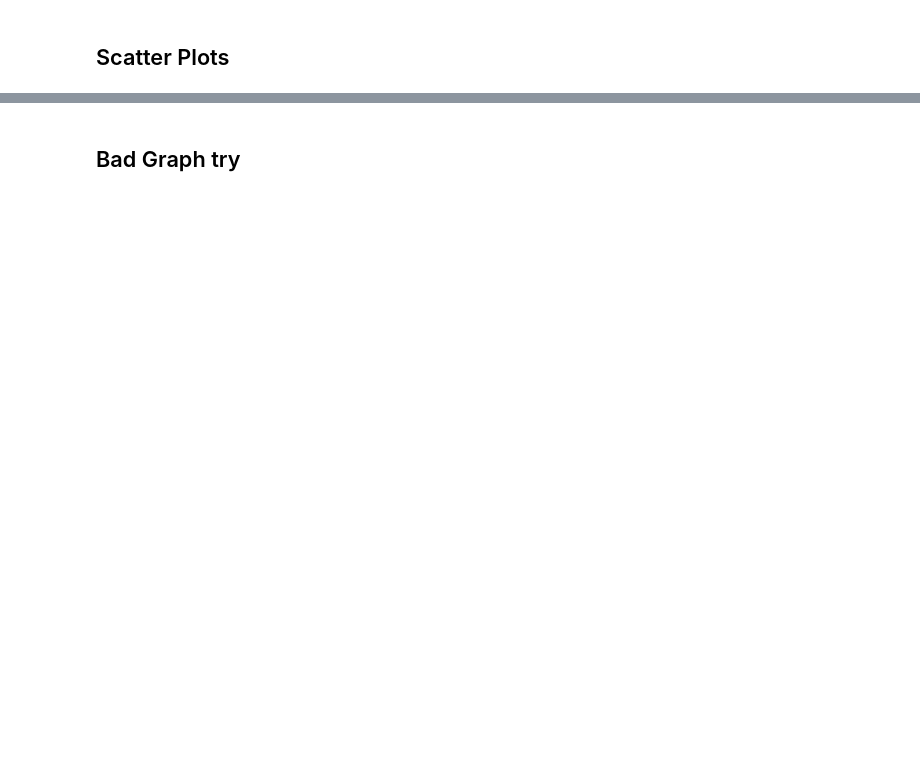
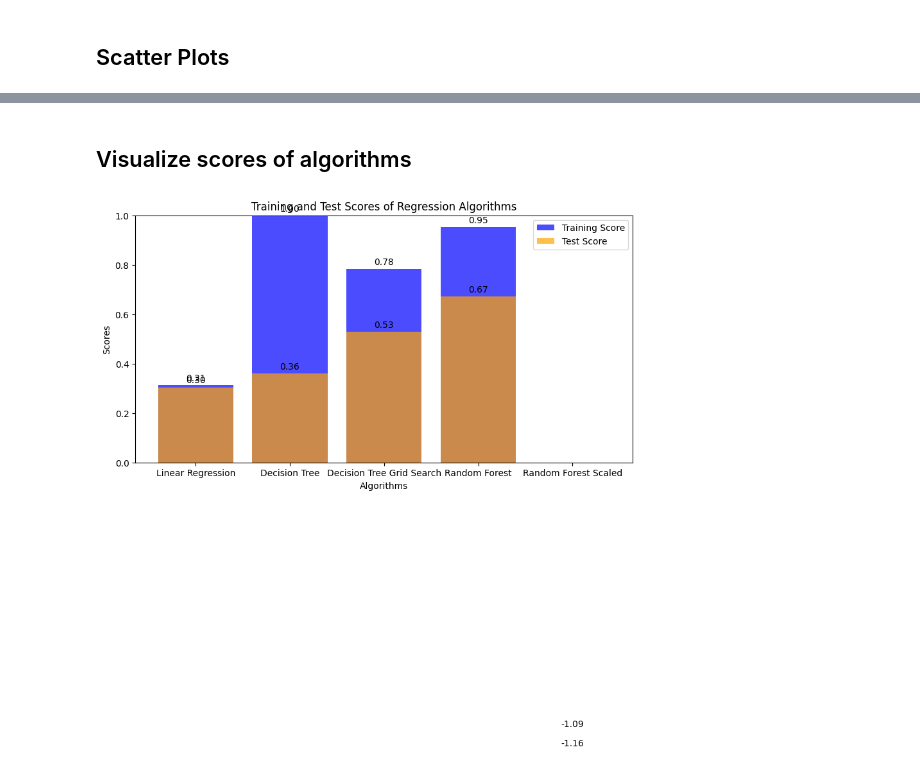
Before and after one commit to adnanjpg/data-mining-project, a Jupyter notebook: polars.ipynb, the cells around one changed output, grey strips where cells are left out. Cells and saved outputs as stored; diff of their text form; code cells hidden in the pictures; blank space fills up the shorter version.

Commit message:
Visualize scores of algorithms

```diff
--- a/polars.ipynb
+++ b/polars.ipynb
@@ -319,6 +637,6 @@ y_test_pred = best_tree.predict(X_test)
 y_train_score = best_tree.score(X_train, y_train)
 y_test_score = best_tree.score(X_test, y_test)
 
-pred_results.append((y_train_score, y_test_score, "Decision Tree with Grid Search"))
+pred_results.append((y_train_score, y_test_score, "Decision Tree Grid Search"))
 
 print_model_stats(y_train_pred, y_test_pred, model)
@@ -403,2 +770,0 @@ plt.show()
-# %% [markdown]
-## Bad Graph try
@@ -420,0 +771,30 @@ draw_roc_curve(pred_results)
+# %% [markdown]
+## Visualize scores of algorithms
+# %%
+# Extract data from the tuple
+train_scores, test_scores, algorithms = zip(*pred_results)
+
+# Create a bar plot for training scores
+plt.figure(figsize=(10, 5))
+plt.bar(algorithms, train_scores, color='blue', alpha=0.7, label='Training Score')
+
+# Add data labels
+for i, score in enumerate(train_scores):
+    plt.text(i, score + 0.01, f'{score:.2f}', ha='center', va='bottom')
+
+# Create a bar plot for test scores
+plt.bar(algorithms, test_scores, color='orange', alpha=0.7, label='Test Score')
+
+# Add data labels
+for i, score in enumerate(test_scores):
+    plt.text(i, score + 0.01, f'{score:.2f}', ha='center', va='bottom')
+
+# Set plot properties
+plt.ylim(0, 1.0)
+plt.title('Training and Test Scores of Regression Algorithms')
+plt.xlabel('Algorithms')
+plt.ylabel('Scores')
+plt.legend()
+plt.show()
+# %% [output]
+[figure, added]
```
Also changed, not shown: parts of 27 cells of this notebook.
